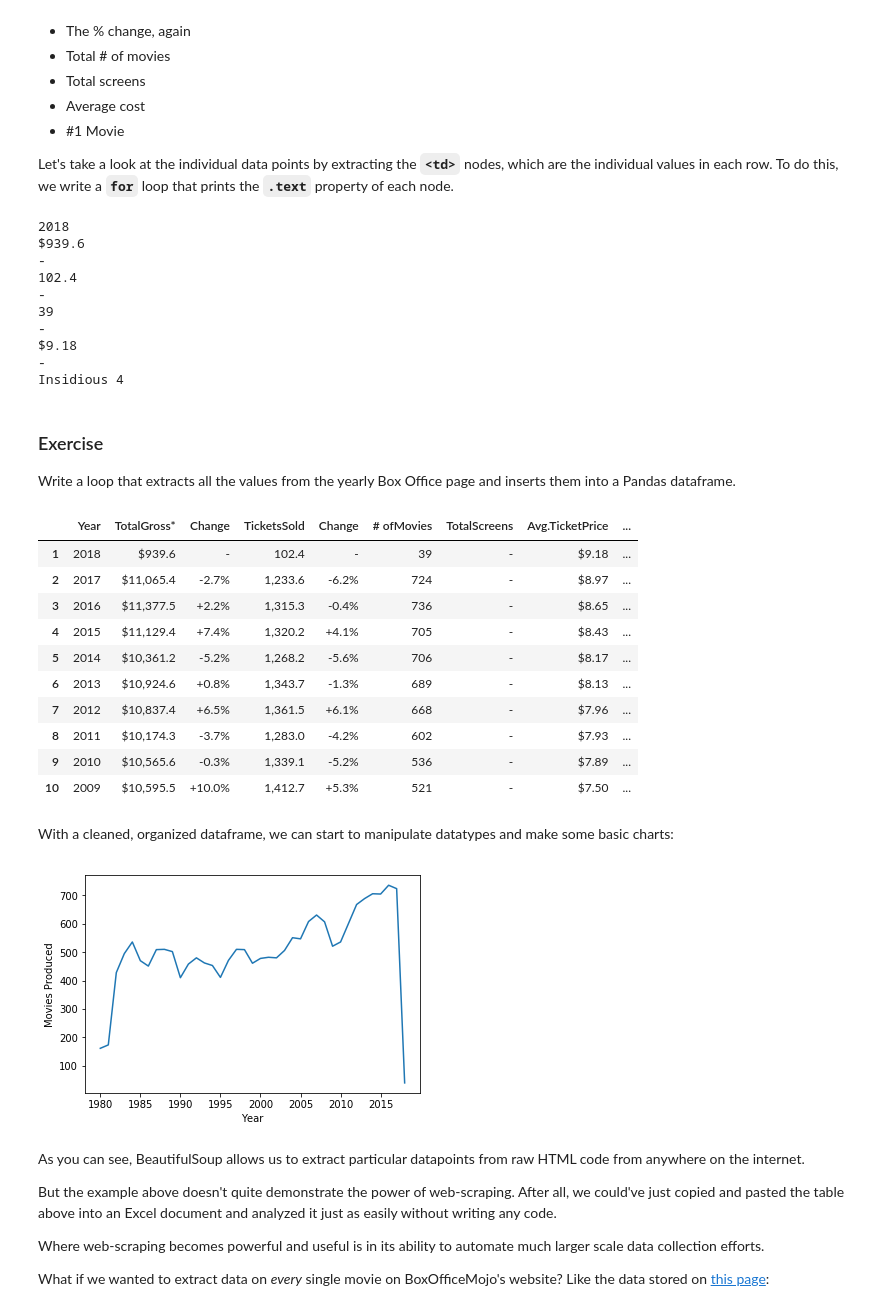
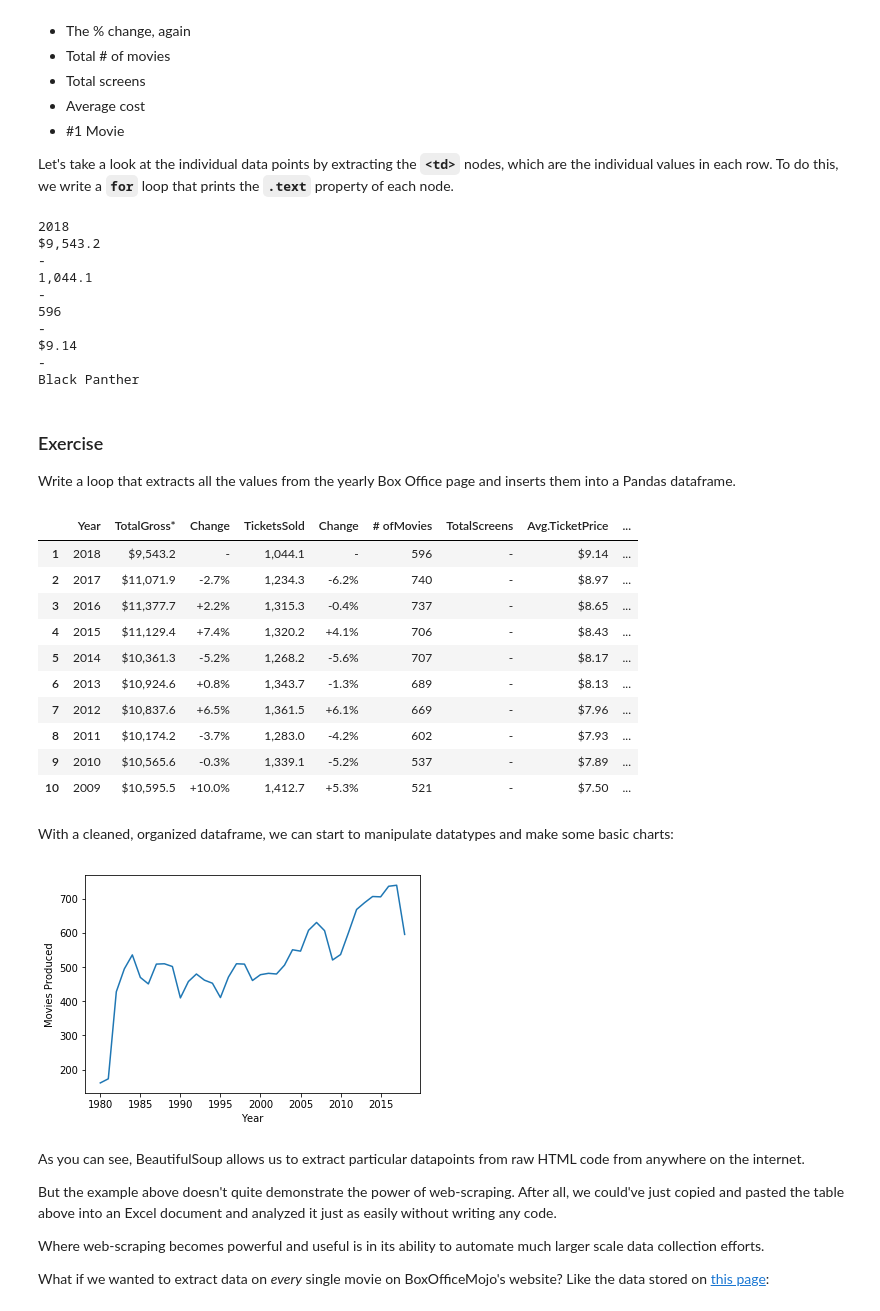
Before and after one commit to mdavish/Python-Course, a Jupyter notebook: 5_Web_Scraping_Solutions.ipynb, the cells around one changed output. Cells and saved outputs as stored; diff of their text form; code cells hidden in the pictures.

```diff
--- a/4_Web_Scraping_Solutions.ipynb
+++ b/5_Web_Scraping_Solutions.ipynb
@@ -53,11 +54,7 @@ This method only works on EY machines. For client computers, often the proxy ser
 # %%
 import requests
 
-proxies = {
-    'http': 'http://hb711gf:spongeBOB123@empweb2.ey.net:8080'
-}
-
-page = requests.get('http://www.boxofficemojo.com/yearly/', proxies=proxies).text
+page = requests.get('http://www.boxofficemojo.com/yearly/').text
 page
 # %% [output]
 '<!DOCTYPE html PUBLIC "-//W3C//DTD HTML 4.01 Transitional//EN" "http://www.w3.org/TR/html4/loose.dtd">\n<html lang="en">\n<HEAD>\n<TITLE>Movie Box Office Results by Year, 1980-Present - Box Office Mo ...
@@ -304,15 +301,15 @@ for i in beautiful_page.select('table tr')[3].select('td'):
     print(i.text)
 # %% [output]
 2018
-$939.6
+$9,543.2
 -
-102.4
+1,044.1
 -
-39
+596
 -
-$9.18
+$9.14
 -
-Insidious 4
+Black Panther
 # %% [markdown]
 ### Exercise
 Write a loop that extracts all the values from the yearly Box Office page and inserts them into a Pandas dataframe.
@@ -329,8 +326,8 @@ for row in rows:
 #Omitting the first two rows, since they don't follow the pattern
 data = data[2:len(data)]
 
-import pandas
-yearly_data = pandas.DataFrame(data)
+import pandas as pd
+yearly_data = pd.DataFrame(data)
 
 #Changing the first line of the dataframe to the column names
 yearly_data.columns = list(yearly_data.iloc[0])
@@ -340,15 +337,15 @@ yearly_data
 yearly_data.head(10)
 # %% [output]
 |  | Year | TotalGross* | Change | TicketsSold | Change | # ofMovies | TotalScreens | Avg.TicketPrice | ... |
-| 1 | 2018 | $939.6 | - | 102.4 | - | 39 | - | $9.18 | ... |
-| 2 | 2017 | $11,065.4 | -2.7% | 1,233.6 | -6.2% | 724 | - | $8.97 | ... |
-| 3 | 2016 | $11,377.5 | +2.2% | 1,315.3 | -0.4% | 736 | - | $8.65 | ... |
-| 4 | 2015 | $11,129.4 | +7.4% | 1,320.2 | +4.1% | 705 | - | $8.43 | ... |
-| 5 | 2014 | $10,361.2 | -5.2% | 1,268.2 | -5.6% | 706 | - | $8.17 | ... |
+| 1 | 2018 | $9,543.2 | - | 1,044.1 | - | 596 | - | $9.14 | ... |
+| 2 | 2017 | $11,071.9 | -2.7% | 1,234.3 | -6.2% | 740 | - | $8.97 | ... |
+| 3 | 2016 | $11,377.7 | +2.2% | 1,315.3 | -0.4% | 737 | - | $8.65 | ... |
+| 4 | 2015 | $11,129.4 | +7.4% | 1,320.2 | +4.1% | 706 | - | $8.43 | ... |
+| 5 | 2014 | $10,361.3 | -5.2% | 1,268.2 | -5.6% | 707 | - | $8.17 | ... |
 | 6 | 2013 | $10,924.6 | +0.8% | 1,343.7 | -1.3% | 689 | - | $8.13 | ... |
-| 7 | 2012 | $10,837.4 | +6.5% | 1,361.5 | +6.1% | 668 | - | $7.96 | ... |
-| 8 | 2011 | $10,174.3 | -3.7% | 1,283.0 | -4.2% | 602 | - | $7.93 | ... |
-| 9 | 2010 | $10,565.6 | -0.3% | 1,339.1 | -5.2% | 536 | - | $7.89 | ... |
+| 7 | 2012 | $10,837.6 | +6.5% | 1,361.5 | +6.1% | 669 | - | $7.96 | ... |
+| 8 | 2011 | $10,174.2 | -3.7% | 1,283.0 | -4.2% | 602 | - | $7.93 | ... |
+| 9 | 2010 | $10,565.6 | -0.3% | 1,339.1 | -5.2% | 537 | - | $7.89 | ... |
 | 10 | 2009 | $10,595.5 | +10.0% | 1,412.7 | +5.3% | 521 | - | $7.50 | ... |
 # %% [markdown]
 With a cleaned, organized dataframe, we can start to manipulate datatypes and make some basic charts:
@@ -355,14 +355,13 @@ With a cleaned, organized dataframe, we can start to manipulate datatypes and ma
 # %%
-import matplotlib.pyplot as plot
-yearly_data["Year"] = pandas.to_numeric(yearly_data["Year"])
-yearly_data["# ofMovies"] = pandas.to_numeric(yearly_data["# ofMovies"])
+yearly_data["Year"] = pd.to_numeric(yearly_data["Year"])
+yearly_data["# ofMovies"] = pd.to_numeric(yearly_data["# ofMovies"])
 
 plot.plot(yearly_data["Year"], yearly_data["# ofMovies"])
 plot.ylabel('Movies Produced')
 plot.xlabel('Year')
 plot.show()
 # %% [output]
-[figure, old version]
+[figure, new version]
 # %% [markdown]
 As you can see, BeautifulSoup allows us to extract particular datapoints from raw HTML code from anywhere on the internet.
 
```
Also changed, not shown: parts of 32 cells of this notebook, 4 other files.
